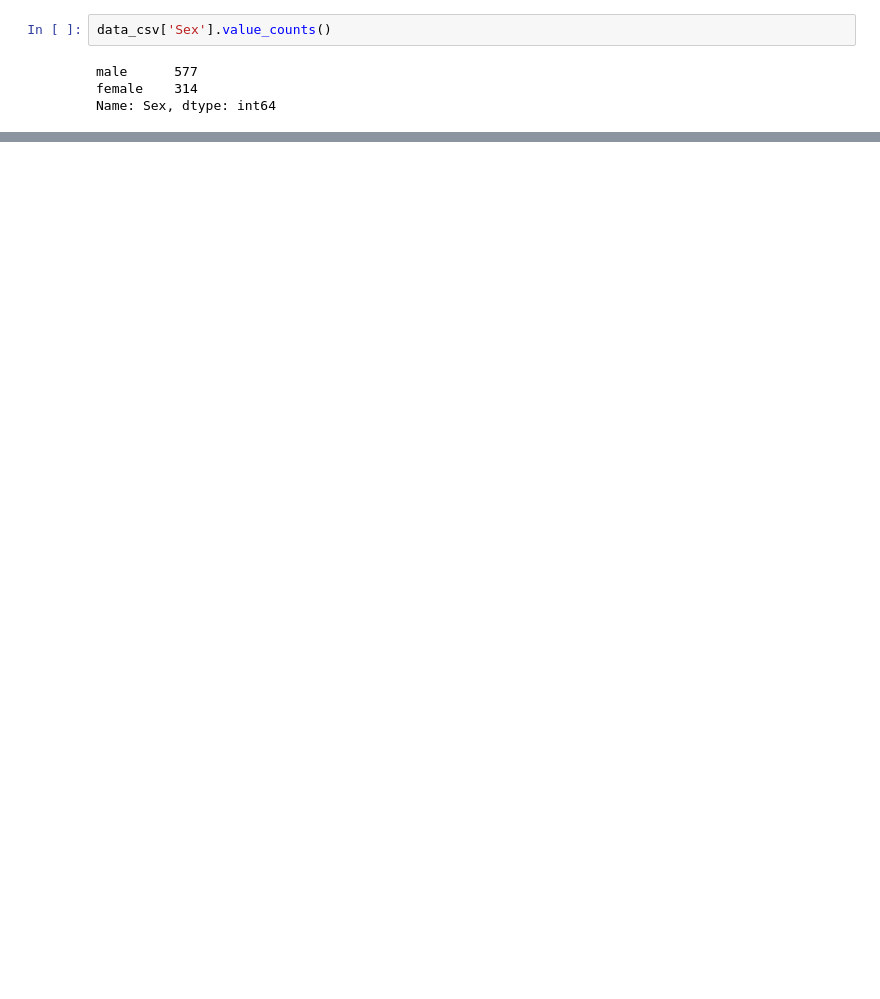
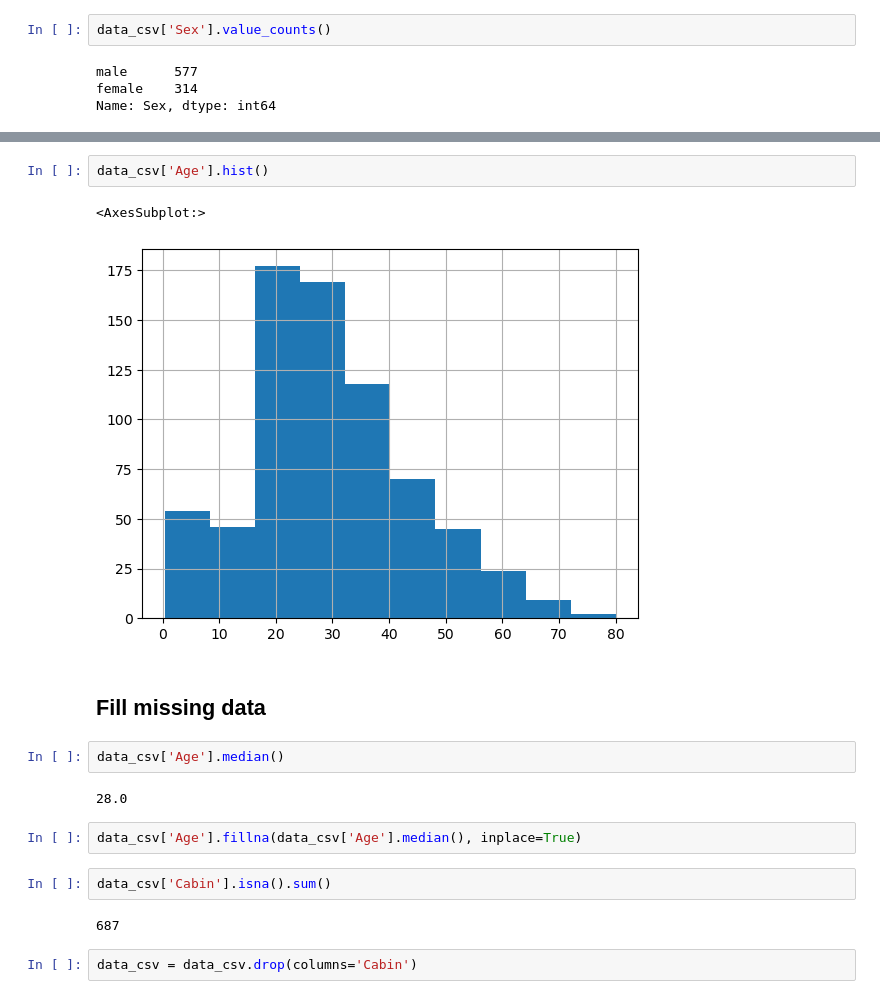
Before and after one commit to alexiandra97/Titanic-project-from-Kaggle, a Jupyter notebook: Titanic-Machine-Learning-from-Disaster.ipynb, the cells around one changed output, grey strips where cells are left out. Drawn from its saved outputs; the diff is of its cells as text; blank space fills up the shorter version.

```diff
--- a/Titanic-Machine-Learning-from-Disaster.ipynb
+++ b/Titanic-Machine-Learning-from-Disaster.ipynb
@@ -82,0 +194,19 @@ Name: Sex, dtype: int64
+# %%
+data_csv['Age'].hist()
+# %% [output]
+<AxesSubplot:>
+[figure, added]
+# %% [markdown]
+## Fill missing data
+# %%
+data_csv['Age'].median()
+# %% [output]
+28.0
+# %%
+data_csv['Age'].fillna(data_csv['Age'].median(), inplace=True)
+# %%
+data_csv['Cabin'].isna().sum()
+# %% [output]
+687
+# %%
+data_csv = data_csv.drop(columns='Cabin')
```
Also changed, not shown: parts of 21 cells of this notebook.
